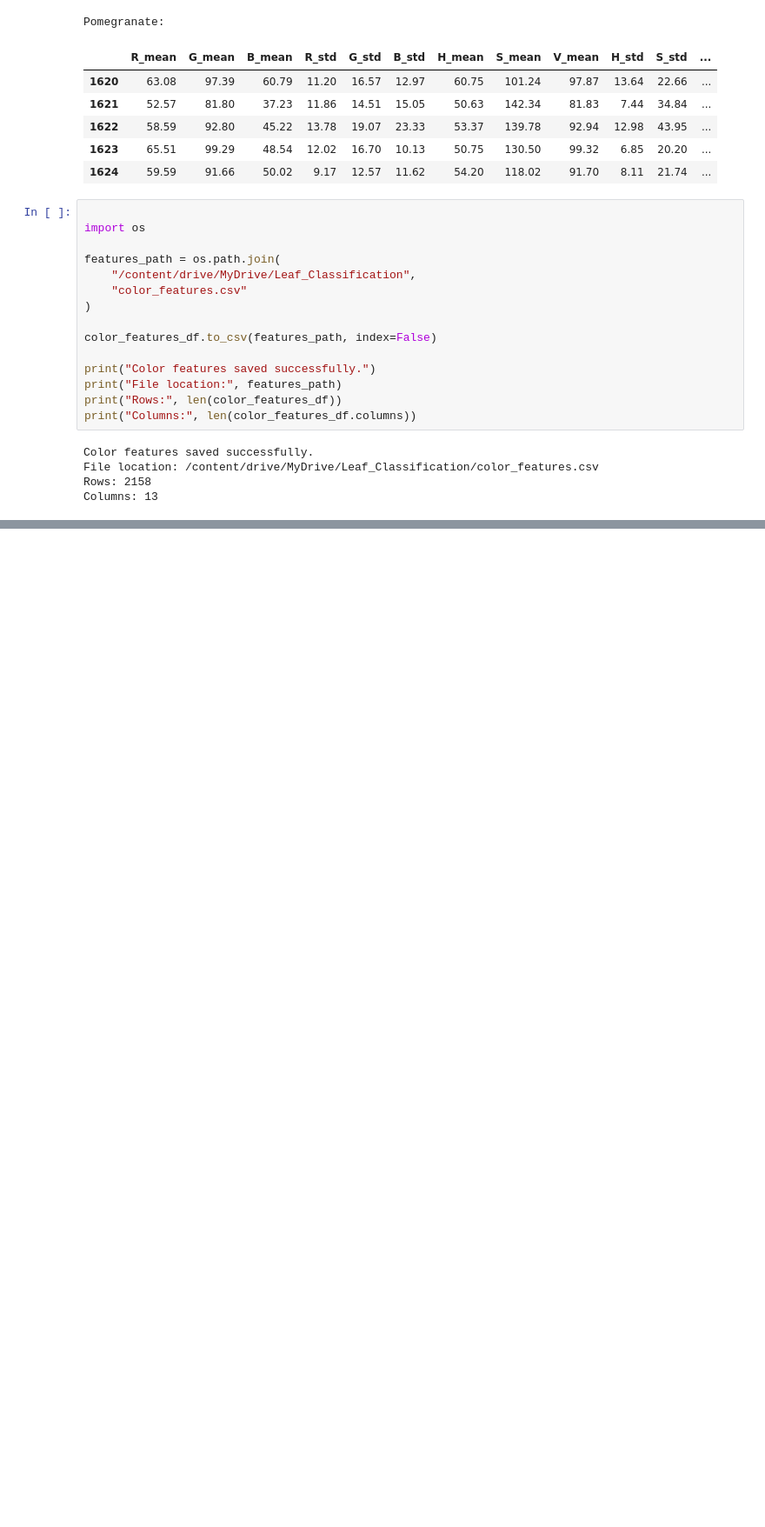
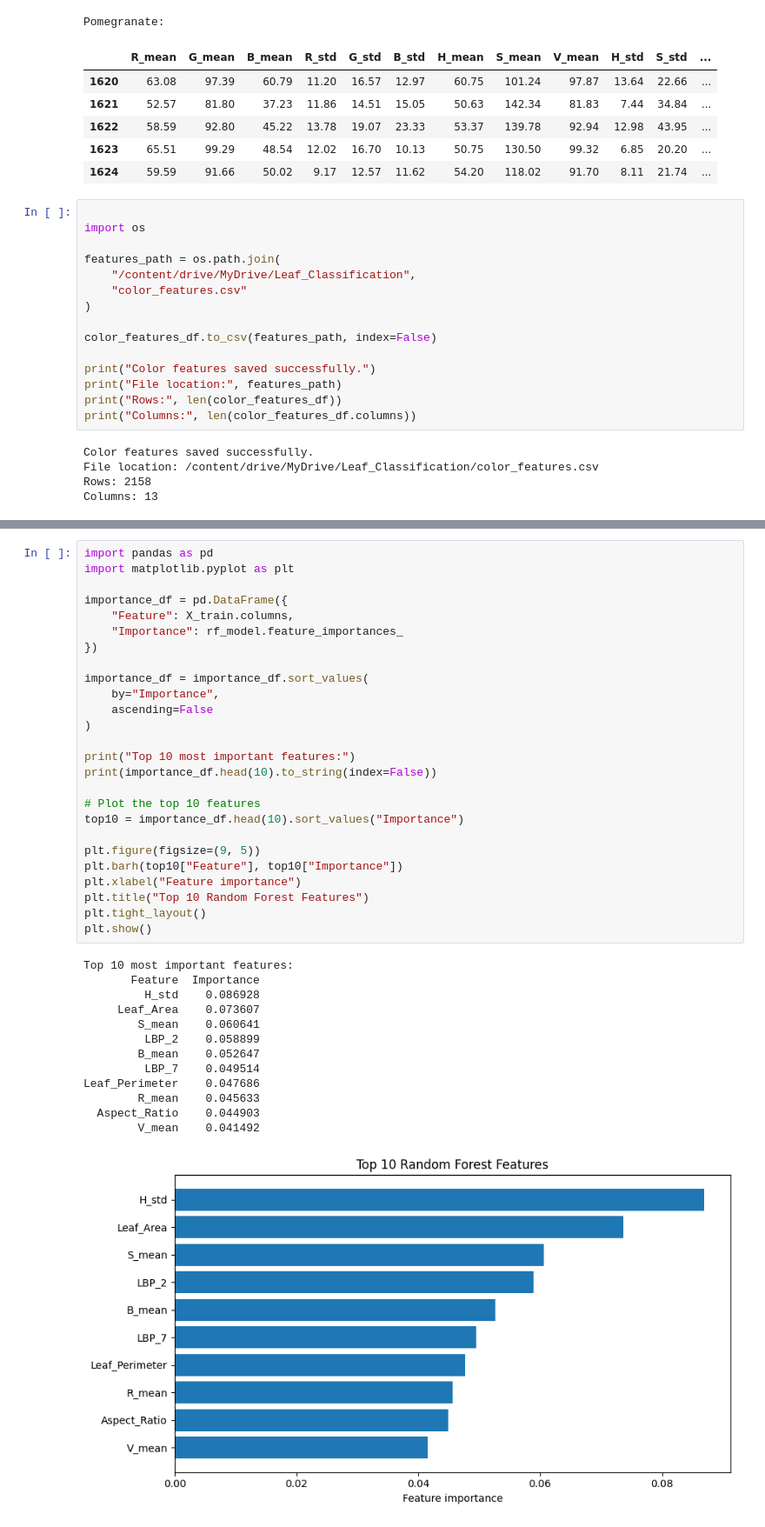
Before and after one commit to Sourabh-IISER/LEAF_CLASSIFICATION, a Jupyter notebook: notebooks/leaf_classification.ipynb, the cells around one changed output, grey strips where cells are left out. Shown at 87% size. Cells and saved outputs as stored; diff of their text form; blank space fills up the shorter version.

```diff
--- a/notebooks/leaf_classification.ipynb
+++ b/notebooks/leaf_classification.ipynb
@@ -1081,0 +1582,40 @@ Columns: 13
+# %%
+import pandas as pd
+import matplotlib.pyplot as plt
+
+importance_df = pd.DataFrame({
+    "Feature": X_train.columns,
+    "Importance": rf_model.feature_importances_
+})
+
+importance_df = importance_df.sort_values(
+    by="Importance",
+    ascending=False
+)
+
+print("Top 10 most important features:")
+print(importance_df.head(10).to_string(index=False))
+
+# Plot the top 10 features
+top10 = importance_df.head(10).sort_values("Importance")
+
+plt.figure(figsize=(9, 5))
+plt.barh(top10["Feature"], top10["Importance"])
+plt.xlabel("Feature importance")
+plt.title("Top 10 Random Forest Features")
+plt.tight_layout()
+plt.show()
+# %% [output]
+Top 10 most important features:
+       Feature  Importance
+         H_std    0.086928
+     Leaf_Area    0.073607
+        S_mean    0.060641
+         LBP_2    0.058899
+        B_mean    0.052647
+         LBP_7    0.049514
+Leaf_Perimeter    0.047686
+        R_mean    0.045633
+  Aspect_Ratio    0.044903
+        V_mean    0.041492
+[figure, added]
```
Also changed, not shown: parts of 30 cells of this notebook.
